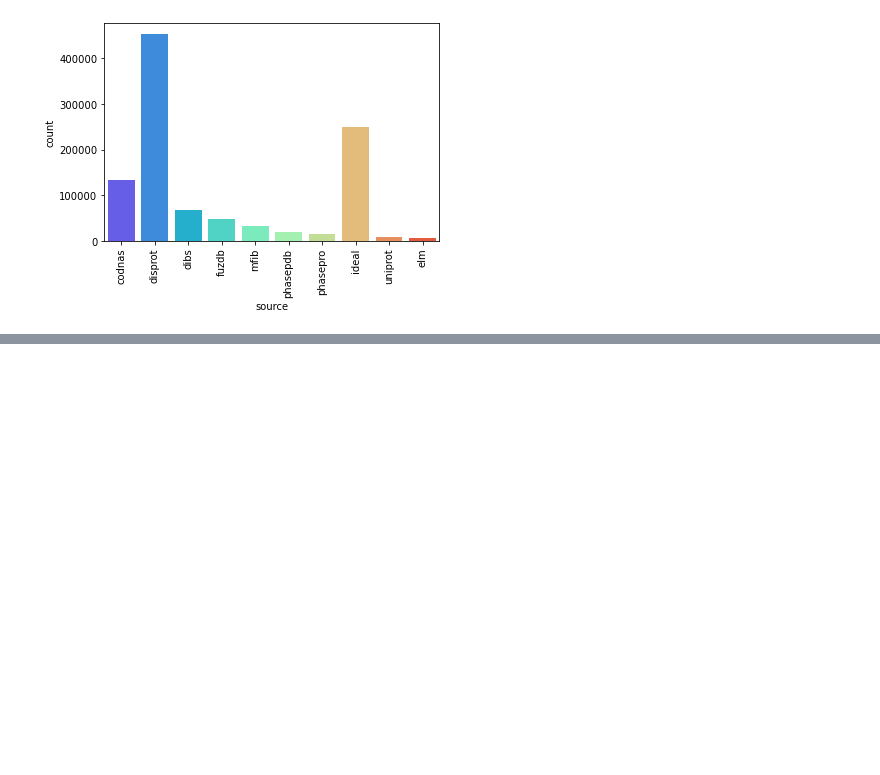
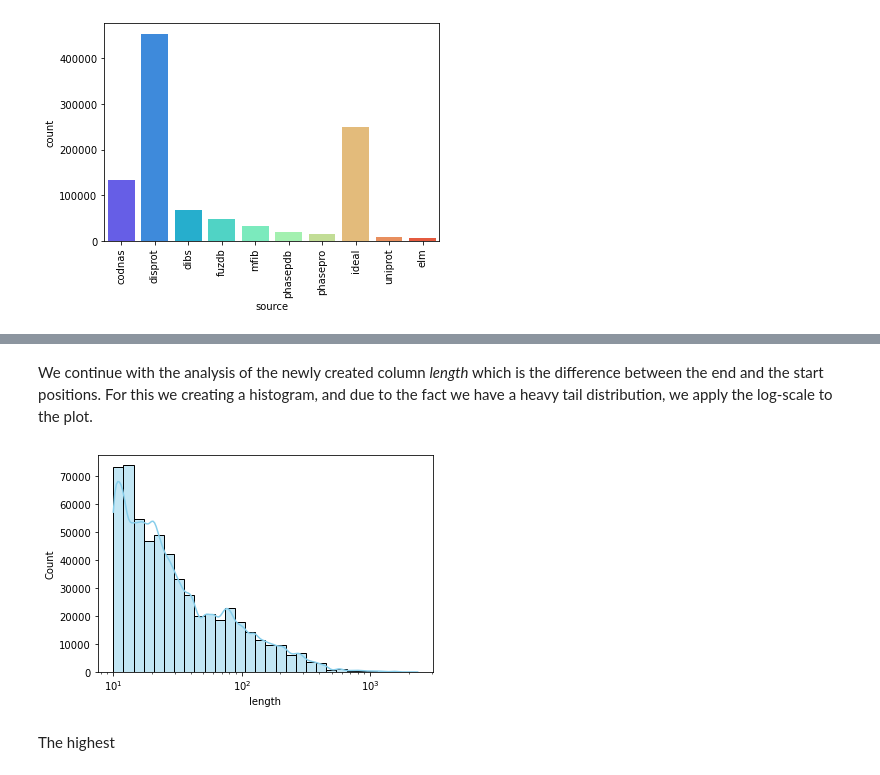
Before and after one commit to AlyaHarvelle/HMMER, a Jupyter notebook: HMMER for disordered proteins.ipynb, the cells around one changed output, grey strips where cells are left out. Drawn from its saved outputs; the diff is of its cells as text; code cells hidden in the pictures; blank space fills up the shorter version.

```diff
--- a/HMMER for disordered proteins.ipynb
+++ b/HMMER for disordered proteins.ipynb
@@ -115,3 +139,8 @@ sns.countplot(x = df['source'], palette='rainbow')
 plt.xticks(rotation=90);
 # %% [output]
 [figure]
+# %%
+# Create a dataframe with the only disordered regions
+
+df_dis = df[df['feature'] == 'disorder']
+df_dis.head()
@@ -117,0 +154,11 @@ plt.xticks(rotation=90);
+# %% [markdown]
+We continue with the analysis of the newly created column *length* which is the difference between the end and the start positions.
+For this we creating a histogram, and due to the fact we have a heavy tail distribution, we apply the log-scale to the plot.
+# %%
+# Create a histogram of the length of disordered regions
+
+sns.histplot(data=df_dis, x='length', bins=30, kde=True, log_scale=True, color='skyblue');
+# %% [output]
+[figure, added]
+# %% [markdown]
+The highest
```
Also changed, not shown: parts of 10 cells of this notebook.
